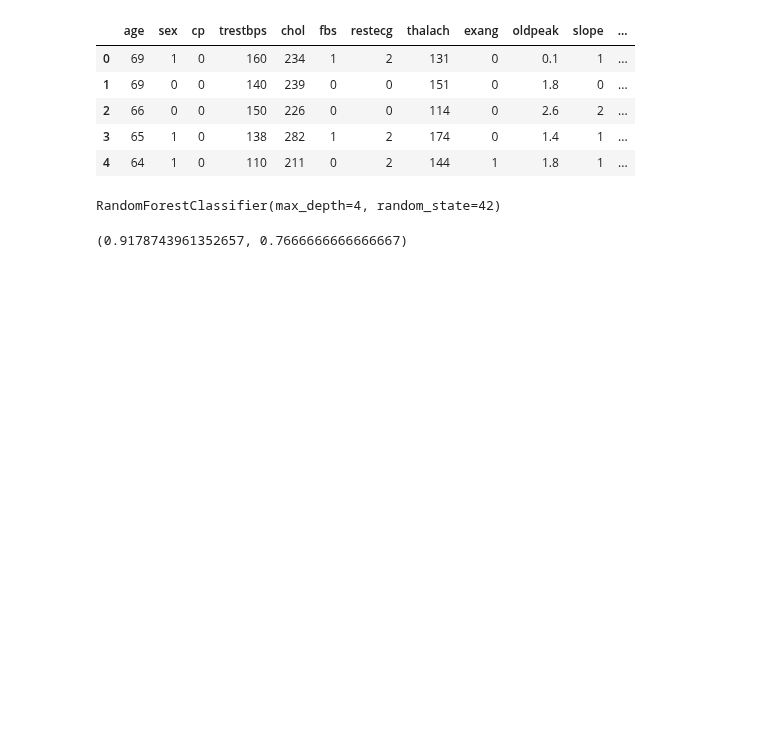
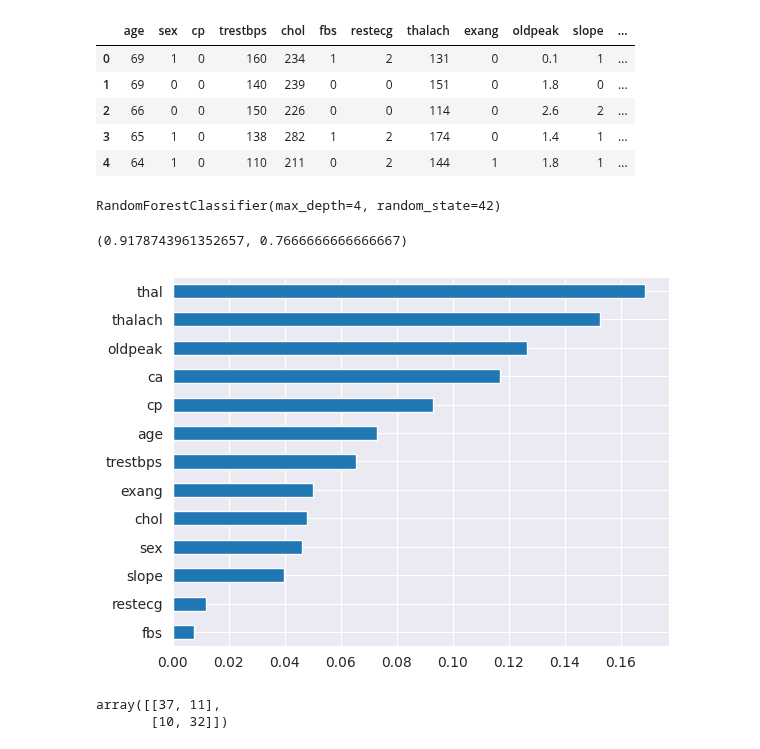
Before and after one commit to Mohammadrzn/maktab-HW, a Jupyter notebook: HW_08_Rezanejad/HW_08_Rezanejad_Q2.ipynb, the cells around one changed output. Saved outputs shown, nothing was run; the diff lists cells and outputs as text; code cells hidden in the pictures; blank space fills up the shorter version.

Commit message:
Show data in bar chart and create confusion matrix

```diff
--- a/HW_08_Rezanejad/HW_08_Rezanejad_Q2.ipynb
+++ b/HW_08_Rezanejad/HW_08_Rezanejad_Q2.ipynb
@@ -32,3 +34,15 @@ test_accuracy = accuracy_score(y_test, rfc.predict(X_test))
 train_accuracy, test_accuracy
 # %% [output]
 (0.9178743961352657, 0.7666666666666667)
+# %%
+importances = pd.Series(rfc.feature_importances_, index=X.columns)
+importances.sort_values().plot(kind="barh")
+plt.show()
+# %% [output]
+[figure, added]
+# %%
+cm = confusion_matrix(y_test, rfc.predict(X_test))
+cm
+# %% [output]
+array([[37, 11],
+       [10, 32]])
```
Also changed, not shown: parts of 1 cell of this notebook.
